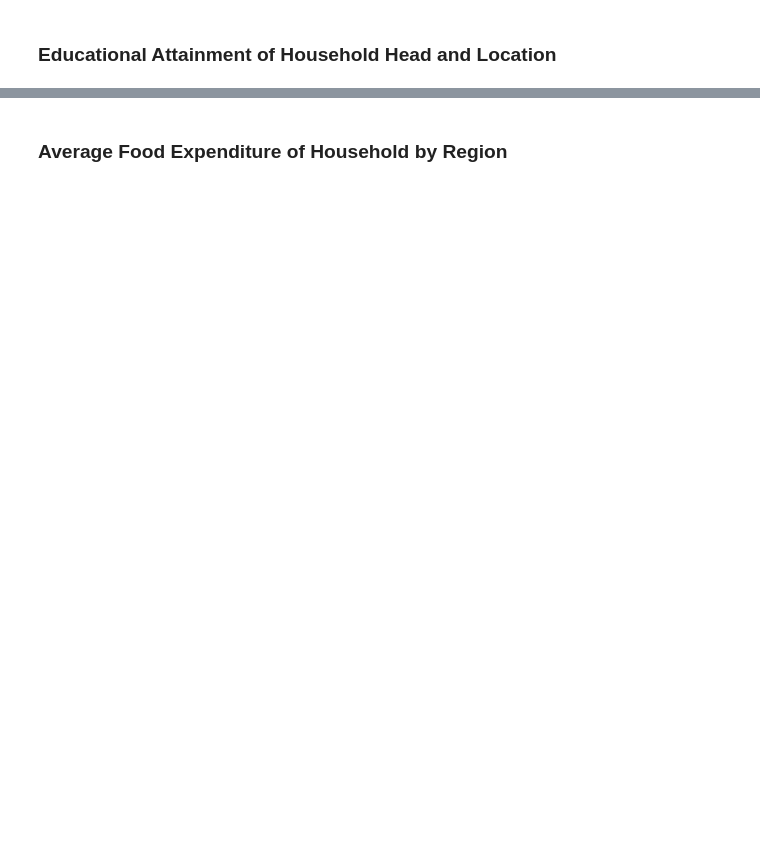
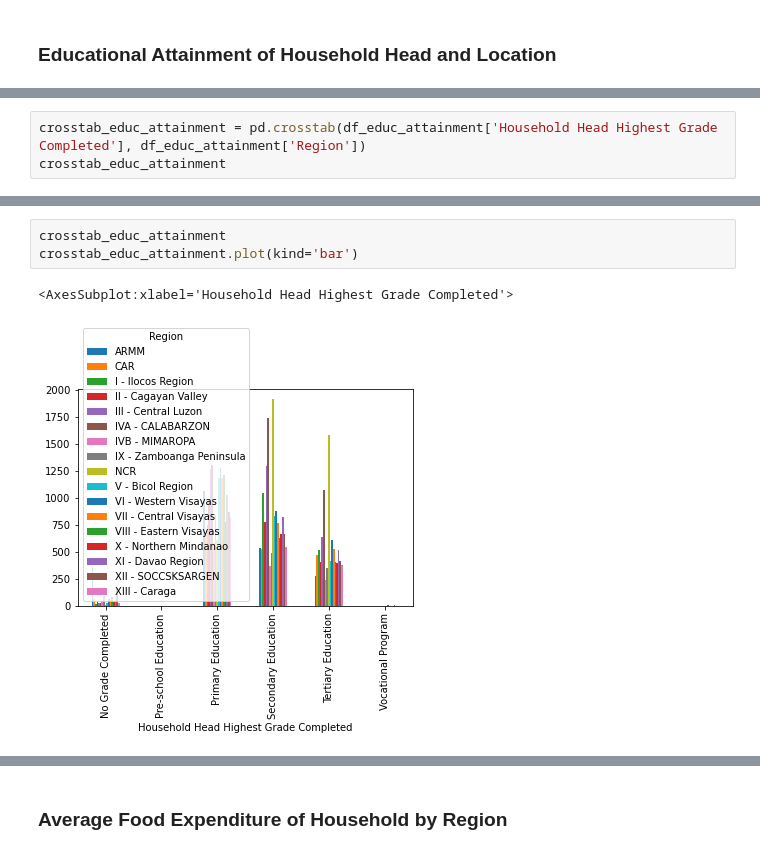
Before and after one commit to azrielortega/DATA100-Final-Project, a Jupyter notebook: Final Project.ipynb, the cells around one changed output, grey strips where cells are left out. Saved outputs shown, nothing was run; the diff lists cells and outputs as text; blank space fills up the shorter version.

```diff
--- a/Final Project.ipynb
+++ b/Final Project.ipynb
@@ -948,0 +1306,3 @@ income_df.loc[income_df['Agricultural Household indicator'] == 2]
+# %%
+crosstab_educ_attainment = pd.crosstab(df_educ_attainment['Household Head Highest Grade Completed'], df_educ_attainment['Region'])
+crosstab_educ_attainment
@@ -948,0 +1318,6 @@ income_df.loc[income_df['Agricultural Household indicator'] == 2]
+# %%
+crosstab_educ_attainment
+crosstab_educ_attainment.plot(kind='bar')
+# %% [output]
+<AxesSubplot:xlabel='Household Head Highest Grade Completed'>
+[figure, added]
```
Also changed, not shown: parts of 50 cells of this notebook.
